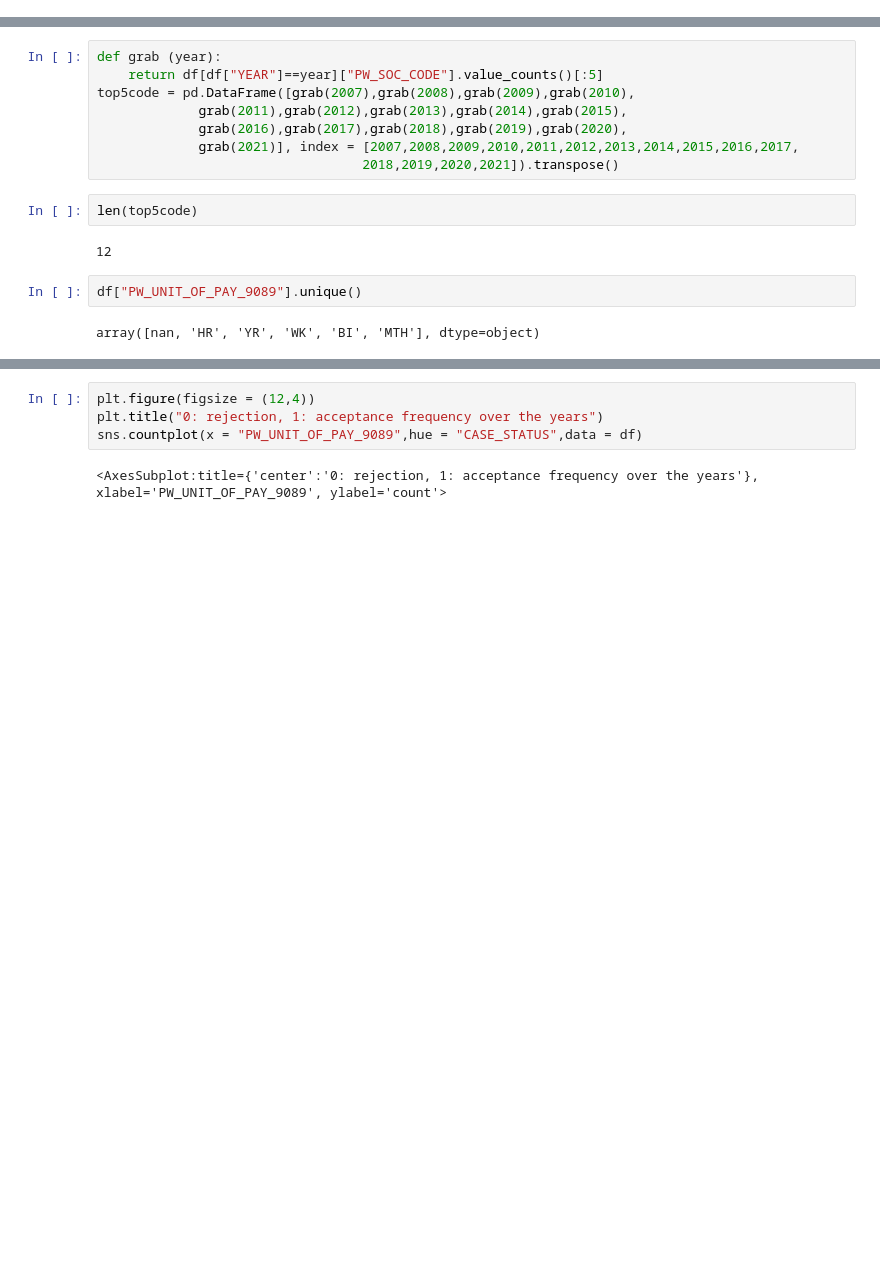
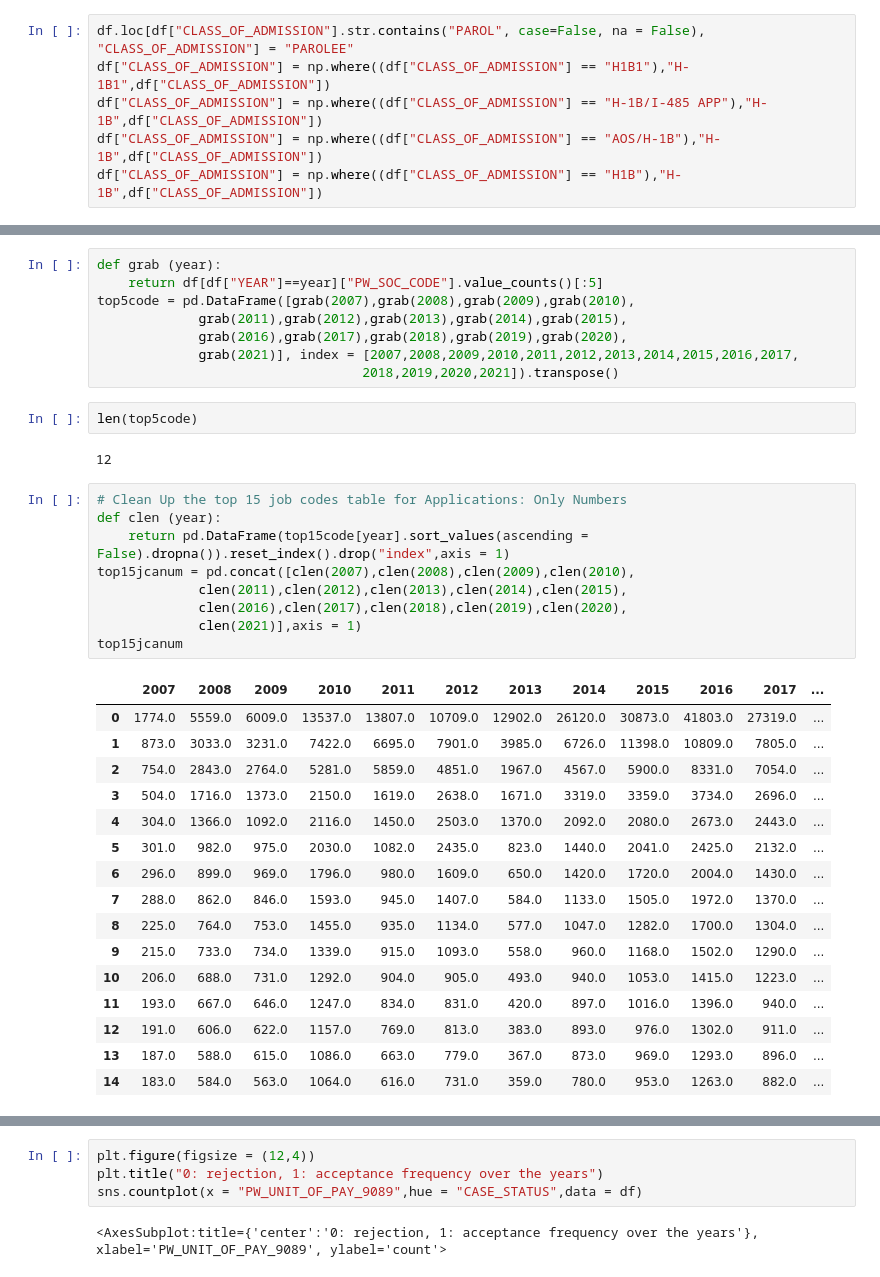
Before and after one commit to tdyk9098/Immigration-Employment-Project, a Jupyter notebook: GC Long Term.ipynb, the cells around one changed output, grey strips where cells are left out. Cells and saved outputs as stored; diff of their text form; blank space fills up the shorter version.

```diff
--- a/GC Long Term.ipynb
+++ b/GC Long Term.ipynb
@@ -302,6 +302,12 @@ df["DISC_CTY"] = np.where(df["EMPLOYER_CITY"]==df["JOB_INFO_WORK_CITY"], 0, 1)
 df["DISC_UNIT"] = np.where(df["WAGE_OFFER_UNIT_OF_PAY_9089"]==df["PW_UNIT_OF_PAY_9089"], 0, 1)
 # %%
 df.drop("WAGE_OFFER_TO_9089", axis =1 , inplace = True)
+# %%
+df.loc[df["CLASS_OF_ADMISSION"].str.contains("PAROL", case=False, na = False), "CLASS_OF_ADMISSION"] = "PAROLEE"
+df["CLASS_OF_ADMISSION"] = np.where((df["CLASS_OF_ADMISSION"] == "H1B1"),"H-1B1",df["CLASS_OF_ADMISSION"])
+df["CLASS_OF_ADMISSION"] = np.where((df["CLASS_OF_ADMISSION"] == "H-1B/I-485 APP"),"H-1B",df["CLASS_OF_ADMISSION"])
+df["CLASS_OF_ADMISSION"] = np.where((df["CLASS_OF_ADMISSION"] == "AOS/H-1B"),"H-1B",df["CLASS_OF_ADMISSION"])
+df["CLASS_OF_ADMISSION"] = np.where((df["CLASS_OF_ADMISSION"] == "H1B"),"H-1B",df["CLASS_OF_ADMISSION"])
 # %%
 ############################################################
 # %%
@@ -1059,7 +1078,29 @@ top5code = pd.DataFrame([grab(2007),grab(2008),grab(2009),grab(2010),
 len(top5code)
 # %% [output]
 12
-# %%
-df["PW_UNIT_OF_PAY_9089"].unique()
-# %% [output]
-array([nan, 'HR', 'YR', 'WK', 'BI', 'MTH'], dtype=object)
+# %%
+# Clean Up the top 15 job codes table for Applications: Only Numbers
+def clen (year):
+    return pd.DataFrame(top15code[year].sort_values(ascending = False).dropna()).reset_index().drop("index",axis = 1)
+top15jcanum = pd.concat([clen(2007),clen(2008),clen(2009),clen(2010),
+             clen(2011),clen(2012),clen(2013),clen(2014),clen(2015),
+             clen(2016),clen(2017),clen(2018),clen(2019),clen(2020),
+             clen(2021)],axis = 1)
+top15jcanum
+# %% [output]
+|  | 2007 | 2008 | 2009 | 2010 | 2011 | 2012 | 2013 | 2014 | 2015 | 2016 | 2017 | ... |
+| 0 | 1774.0 | 5559.0 | 6009.0 | 13537.0 | 13807.0 | 10709.0 | 12902.0 | 26120.0 | 30873.0 | 41803.0 | 27319.0 | ... |
+| 1 | 873.0 | 3033.0 | 3231.0 | 7422.0 | 6695.0 | 7901.0 | 3985.0 | 6726.0 | 11398.0 | 10809.0 | 7805.0 | ... |
+| 2 | 754.0 | 2843.0 | 2764.0 | 5281.0 | 5859.0 | 4851.0 | 1967.0 | 4567.0 | 5900.0 | 8331.0 | 7054.0 | ... |
+| 3 | 504.0 | 1716.0 | 1373.0 | 2150.0 | 1619.0 | 2638.0 | 1671.0 | 3319.0 | 3359.0 | 3734.0 | 2696.0 | ... |
+| 4 | 304.0 | 1366.0 | 1092.0 | 2116.0 | 1450.0 | 2503.0 | 1370.0 | 2092.0 | 2080.0 | 2673.0 | 2443.0 | ... |
+| 5 | 301.0 | 982.0 | 975.0 | 2030.0 | 1082.0 | 2435.0 | 823.0 | 1440.0 | 2041.0 | 2425.0 | 2132.0 | ... |
+| 6 | 296.0 | 899.0 | 969.0 | 1796.0 | 980.0 | 1609.0 | 650.0 | 1420.0 | 1720.0 | 2004.0 | 1430.0 | ... |
+| 7 | 288.0 | 862.0 | 846.0 | 1593.0 | 945.0 | 1407.0 | 584.0 | 1133.0 | 1505.0 | 1972.0 | 1370.0 | ... |
+| 8 | 225.0 | 764.0 | 753.0 | 1455.0 | 935.0 | 1134.0 | 577.0 | 1047.0 | 1282.0 | 1700.0 | 1304.0 | ... |
+| 9 | 215.0 | 733.0 | 734.0 | 1339.0 | 915.0 | 1093.0 | 558.0 | 960.0 | 1168.0 | 1502.0 | 1290.0 | ... |
+| 10 | 206.0 | 688.0 | 731.0 | 1292.0 | 904.0 | 905.0 | 493.0 | 940.0 | 1053.0 | 1415.0 | 1223.0 | ... |
+| 11 | 193.0 | 667.0 | 646.0 | 1247.0 | 834.0 | 831.0 | 420.0 | 897.0 | 1016.0 | 1396.0 | 940.0 | ... |
+| 12 | 191.0 | 606.0 | 622.0 | 1157.0 | 769.0 | 813.0 | 383.0 | 893.0 | 976.0 | 1302.0 | 911.0 | ... |
+| 13 | 187.0 | 588.0 | 615.0 | 1086.0 | 663.0 | 779.0 | 367.0 | 873.0 | 969.0 | 1293.0 | 896.0 | ... |
+| 14 | 183.0 | 584.0 | 563.0 | 1064.0 | 616.0 | 731.0 | 359.0 | 780.0 | 953.0 | 1263.0 | 882.0 | ... |
```
Also changed, not shown: parts of 33 cells of this notebook.
